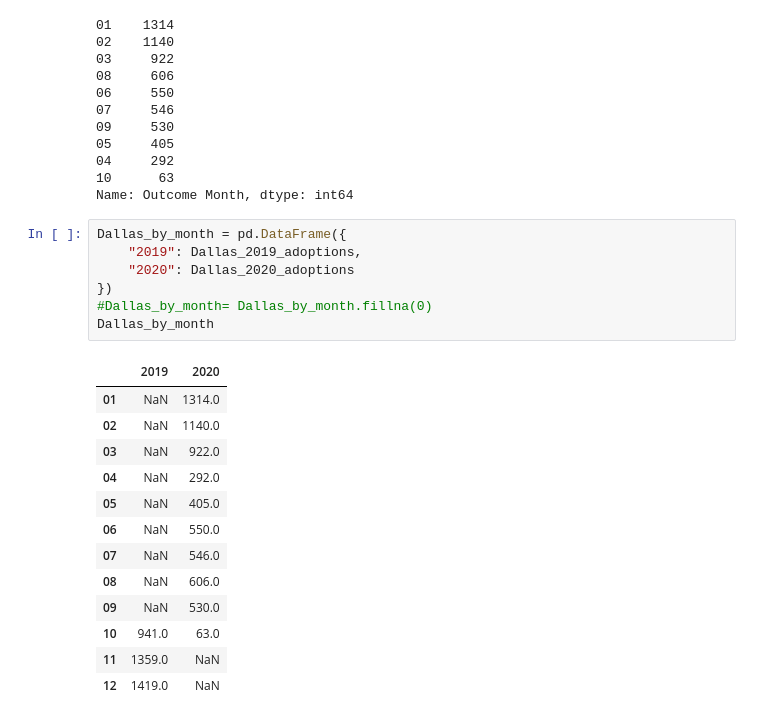
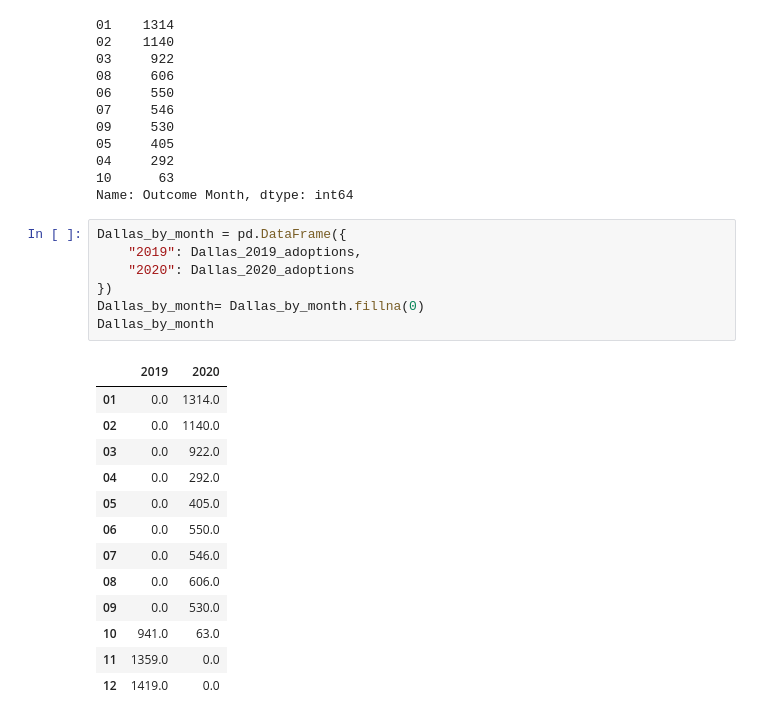
Before and after one commit to Radhika303/Impact_Covid_PetAdoption, a Jupyter notebook: Norfolk Adoption.ipynb, the cells around one changed output. Drawn from its saved outputs; the diff is of its cells as text.

```diff
--- a/Norfolk Adoption.ipynb
+++ b/Norfolk Adoption.ipynb
@@ -602,24 +602,24 @@ Name: Outcome Month, dtype: int64
 # %%
 Dallas_by_month = pd.DataFrame({
     "2019": Dallas_2019_adoptions,
     "2020": Dallas_2020_adoptions
 })
-#Dallas_by_month= Dallas_by_month.fillna(0)
+Dallas_by_month= Dallas_by_month.fillna(0)
 Dallas_by_month
 # %% [output]
 |  | 2019 | 2020 |
-| 01 | NaN | 1314.0 |
-| 02 | NaN | 1140.0 |
-| 03 | NaN | 922.0 |
-| 04 | NaN | 292.0 |
-| 05 | NaN | 405.0 |
-| 06 | NaN | 550.0 |
-| 07 | NaN | 546.0 |
-| 08 | NaN | 606.0 |
-| 09 | NaN | 530.0 |
+| 01 | 0.0 | 1314.0 |
+| 02 | 0.0 | 1140.0 |
+| 03 | 0.0 | 922.0 |
+| 04 | 0.0 | 292.0 |
+| 05 | 0.0 | 405.0 |
+| 06 | 0.0 | 550.0 |
+| 07 | 0.0 | 546.0 |
+| 08 | 0.0 | 606.0 |
+| 09 | 0.0 | 530.0 |
 | 10 | 941.0 | 63.0 |
-| 11 | 1359.0 | NaN |
-| 12 | 1419.0 | NaN |
+| 11 | 1359.0 | 0.0 |
+| 12 | 1419.0 | 0.0 |
 # %%
 fig = plt.figure()
 ax=fig.add_subplot(111)
```
Also changed, not shown: parts of 16 cells of this notebook, 1 other file.
